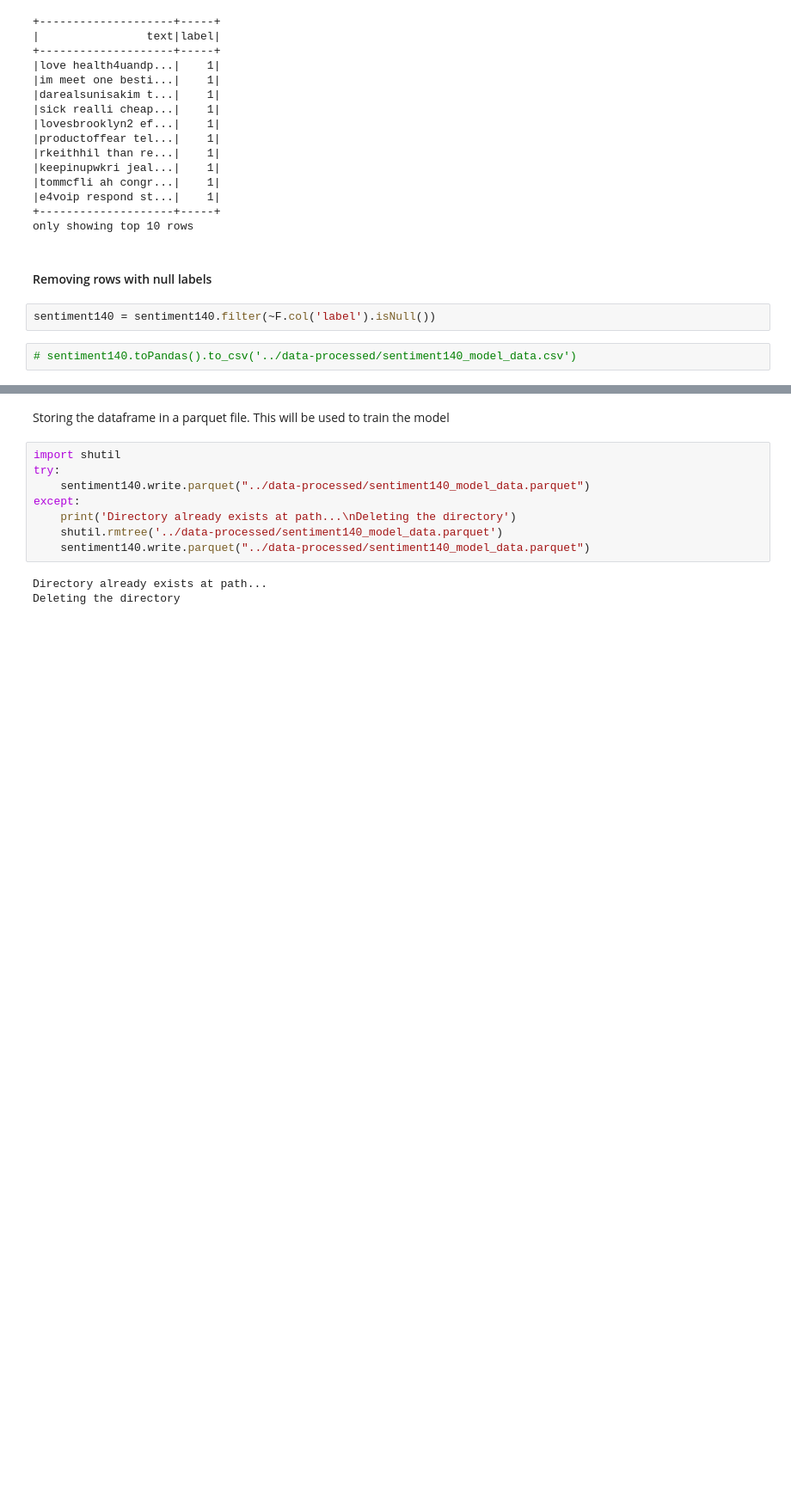
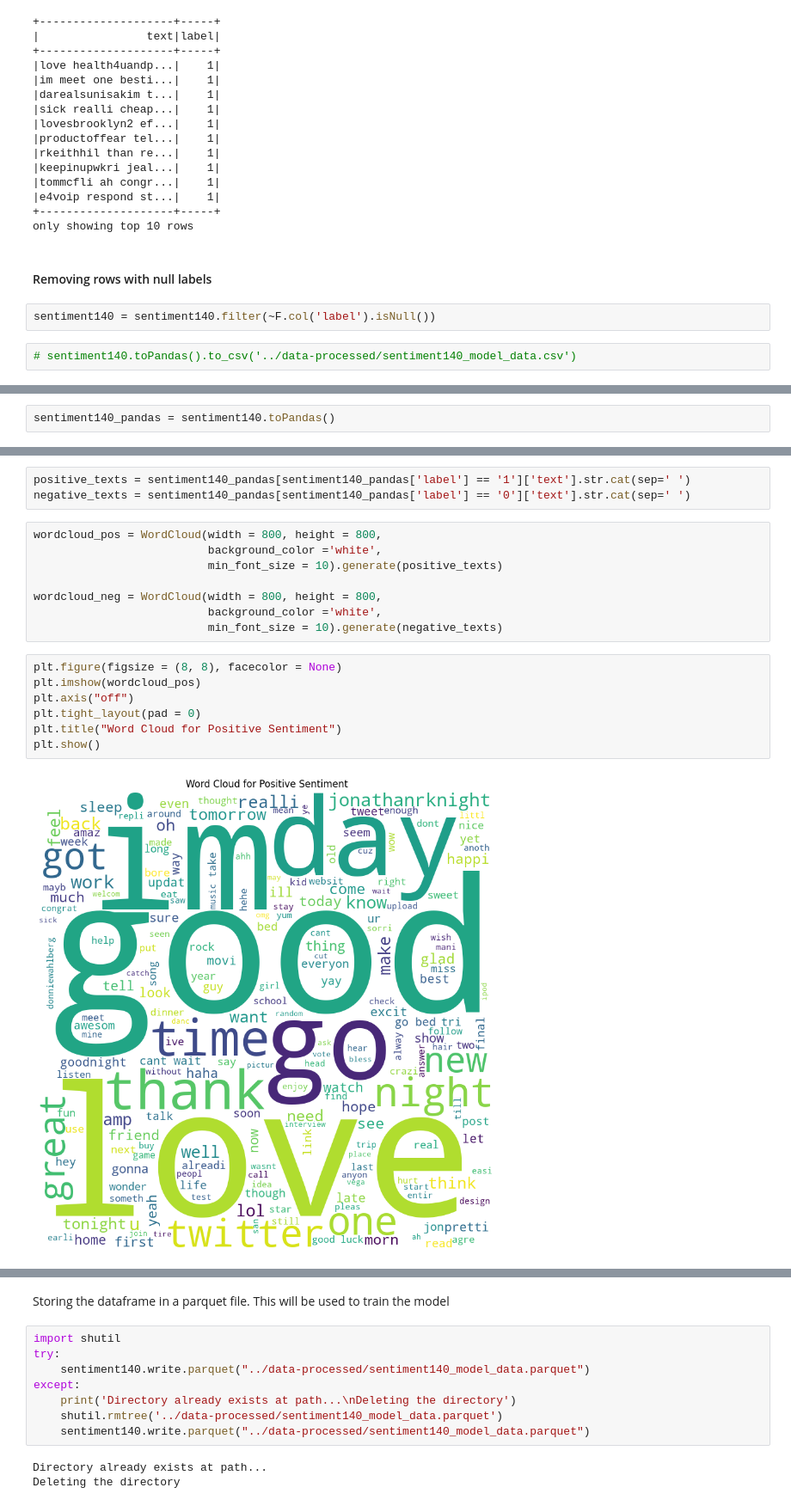
Before and after one commit to jaijoshi2712/event-success-predictor, a Jupyter notebook: code/data-preparation.ipynb, the cells around one changed output, grey strips where cells are left out. Shown at 86% size. Drawn from its saved outputs; the diff is of its cells as text; blank space fills up the shorter version.

```diff
--- a/code/data-preparation.ipynb
+++ b/code/data-preparation.ipynb
@@ -223,0 +233,2 @@ sentiment140 = sentiment140.filter(~F.col('label').isNull())
+# %%
+sentiment140_pandas = sentiment140.toPandas()
@@ -223,0 +244,20 @@ sentiment140 = sentiment140.filter(~F.col('label').isNull())
+# %%
+positive_texts = sentiment140_pandas[sentiment140_pandas['label'] == '1']['text'].str.cat(sep=' ')
+negative_texts = sentiment140_pandas[sentiment140_pandas['label'] == '0']['text'].str.cat(sep=' ')
+# %%
+wordcloud_pos = WordCloud(width = 800, height = 800,
+                          background_color ='white',
+                          min_font_size = 10).generate(positive_texts)
+
+wordcloud_neg = WordCloud(width = 800, height = 800,
+                          background_color ='white',
+                          min_font_size = 10).generate(negative_texts)
+# %%
+plt.figure(figsize = (8, 8), facecolor = None)
+plt.imshow(wordcloud_pos)
+plt.axis("off")
+plt.tight_layout(pad = 0)
+plt.title("Word Cloud for Positive Sentiment")
+plt.show()
+# %% [output]
+[figure, added]
```
Also changed, not shown: parts of 7 cells of this notebook, 1 other file.
